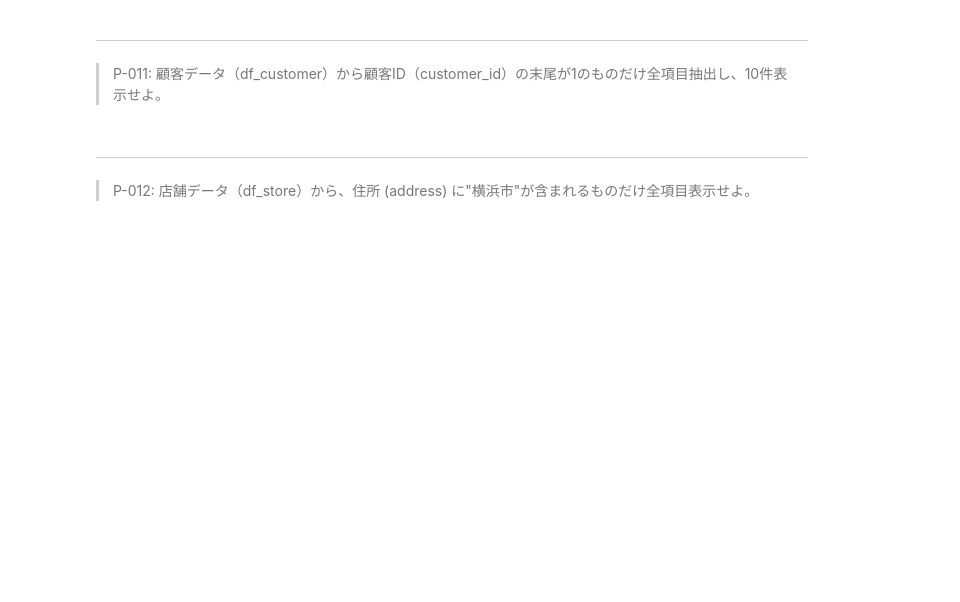
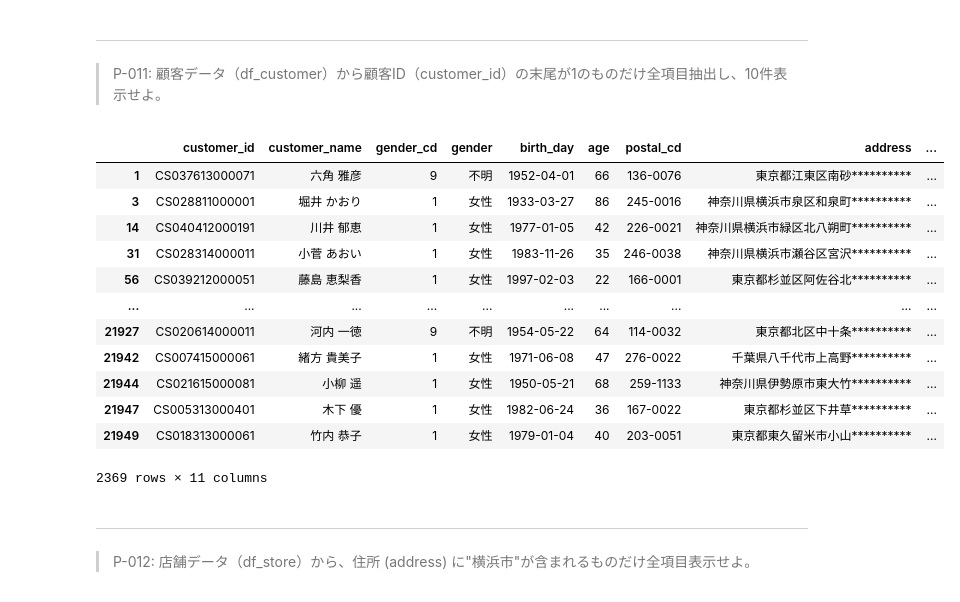
Before and after one commit to HirotaYusuke/100knocks-preprocess, a Jupyter notebook: docker/work/preprocess_knock_Python.ipynb, the cells around one changed output. Cells and saved outputs as stored; diff of their text form; code cells hidden in the pictures; blank space fills up the shorter version.

```diff
--- a/docker/work/preprocess_knock_Python.ipynb
+++ b/docker/work/preprocess_knock_Python.ipynb
@@ -164,6 +214,22 @@ df_receipt[(df_receipt['customer_id']=='CS018205000001')].query('1000 <= amount
 # %% [markdown]
 ---
 > P-011: 顧客データ（df_customer）から顧客ID（customer_id）の末尾が1のものだけ全項目抽出し、10件表示せよ。
+# %%
+df_customer.query('customer_id.str.endswith("1")', engine='python')
+# %% [output]
+|  | customer_id | customer_name | gender_cd | gender | birth_day | age | postal_cd | address | ... |
+| 1 | CS037613000071 | 六角 雅彦 | 9 | 不明 | 1952-04-01 | 66 | 136-0076 | 東京都江東区南砂********** | ... |
+| 3 | CS028811000001 | 堀井 かおり | 1 | 女性 | 1933-03-27 | 86 | 245-0016 | 神奈川県横浜市泉区和泉町********** | ... |
+| 14 | CS040412000191 | 川井 郁恵 | 1 | 女性 | 1977-01-05 | 42 | 226-0021 | 神奈川県横浜市緑区北八朔町********** | ... |
+| 31 | CS028314000011 | 小菅 あおい | 1 | 女性 | 1983-11-26 | 35 | 246-0038 | 神奈川県横浜市瀬谷区宮沢********** | ... |
+| 56 | CS039212000051 | 藤島 恵梨香 | 1 | 女性 | 1997-02-03 | 22 | 166-0001 | 東京都杉並区阿佐谷北********** | ... |
+| ... | ... | ... | ... | ... | ... | ... | ... | ... | ... |
+| 21927 | CS020614000011 | 河内 一徳 | 9 | 不明 | 1954-05-22 | 64 | 114-0032 | 東京都北区中十条********** | ... |
+| 21942 | CS007415000061 | 緒方 貴美子 | 1 | 女性 | 1971-06-08 | 47 | 276-0022 | 千葉県八千代市上高野********** | ... |
+| 21944 | CS021615000081 | 小柳 遥 | 1 | 女性 | 1950-05-21 | 68 | 259-1133 | 神奈川県伊勢原市東大竹********** | ... |
+| 21947 | CS005313000401 | 木下 優 | 1 | 女性 | 1982-06-24 | 36 | 167-0022 | 東京都杉並区下井草********** | ... |
+| 21949 | CS018313000061 | 竹内 恭子 | 1 | 女性 | 1979-01-04 | 40 | 203-0051 | 東京都東久留米市小山********** | ... |
+2369 rows × 11 columns
 # %% [markdown]
 ---
 > P-012: 店舗データ（df_store）から、住所 (address) に"横浜市"が含まれるものだけ全項目表示せよ。
```
Also changed, not shown: parts of 12 cells of this notebook.
